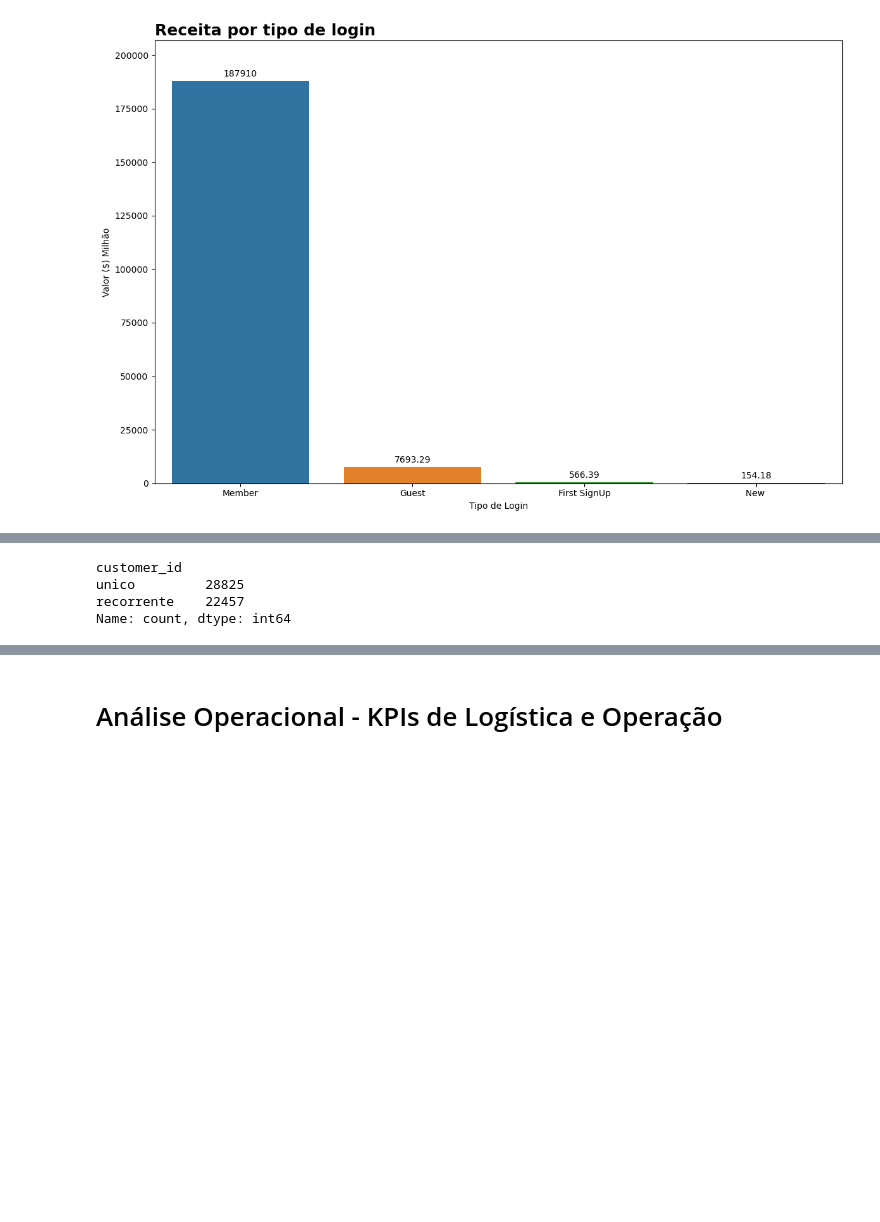
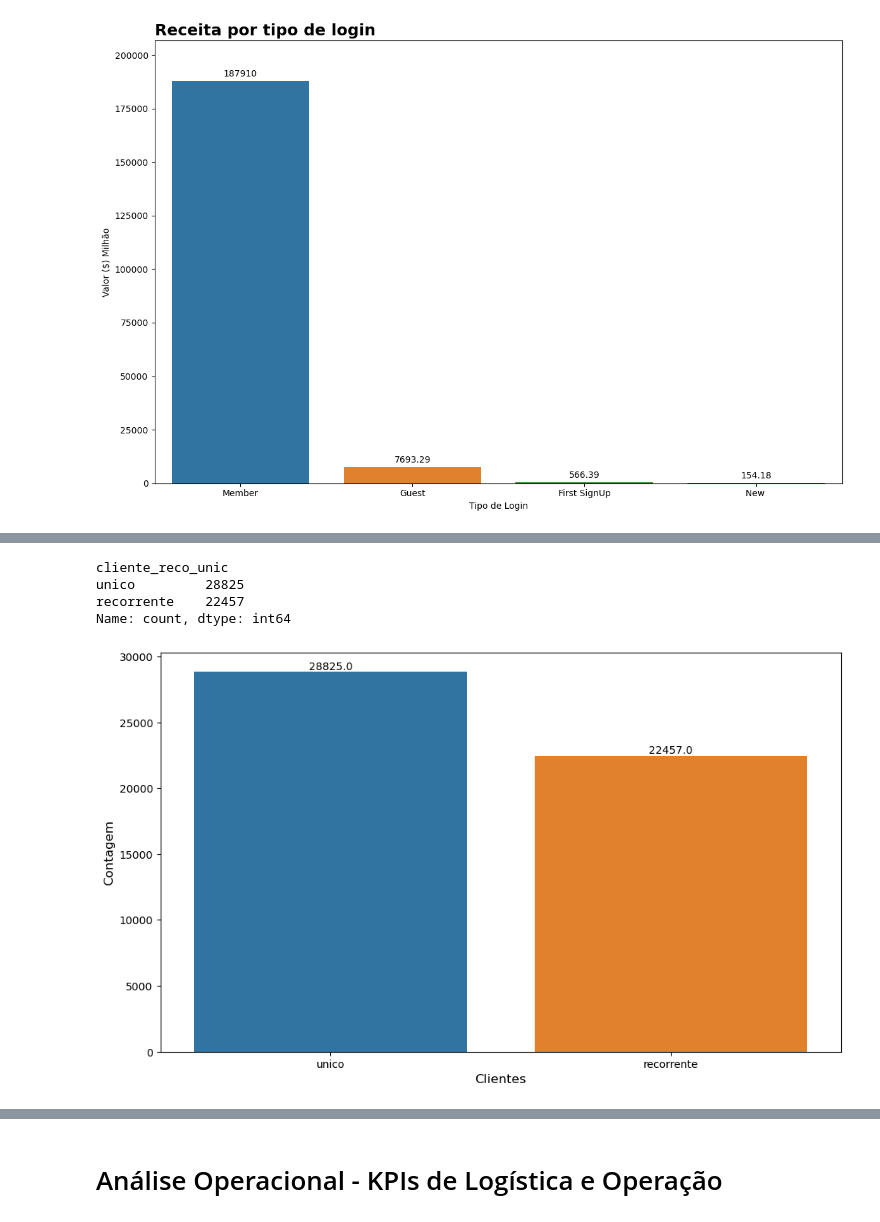
Before and after one commit to JacksonvBarbosa/america_ecommerce, a Jupyter notebook: notebook/03_eda/exploratory_analysis.ipynb, the cells around one changed output, grey strips where cells are left out. Cells and saved outputs as stored; diff of their text form; code cells hidden in the pictures; blank space fills up the shorter version.

Commit message:
Att: Gráfico de análises

```diff
--- a/notebook/03_eda/exploratory_analysis.ipynb
+++ b/notebook/03_eda/exploratory_analysis.ipynb
@@ -528,5 +545,6 @@ Name: product_category, dtype: int64
 # %%
 # Clientes recorrentes vs únicos
+# Contagem de vendas por clientes
 contagem_clientes = df.groupby('customer_id')['sales'].count()
 
 # Filtrando clientes
@@ -534,9 +552,15 @@ clientes_unicos = contagem_clientes[contagem_clientes == 1].index
 clientes_recorrentes = contagem_clientes[contagem_clientes > 1].index
 
 # Utilizei lambda para percorrer nosso dataframe para não criar uma função que não utilizarei mais
-df['customer_id'].apply(lambda x: 'unico' if x in clientes_unicos else 'recorrente').value_counts()
+df['cliente_reco_unic'] = df['customer_id'].apply(lambda x: 'unico' if x in clientes_unicos else 'recorrente')
+df['cliente_reco_unic'].value_counts()
 # %% [output]
-customer_id
+cliente_reco_unic
 unico         28825
 recorrente    22457
 Name: count, dtype: int64
+# %%
+# Gráfico de frequência de clientes recorrentes e únicos
+grafico_frequencia(df, coluna='cliente_reco_unic', xlabel='Clientes')
+# %% [output]
+[figure, added]
```
Also changed, not shown: parts of 20 cells of this notebook.
